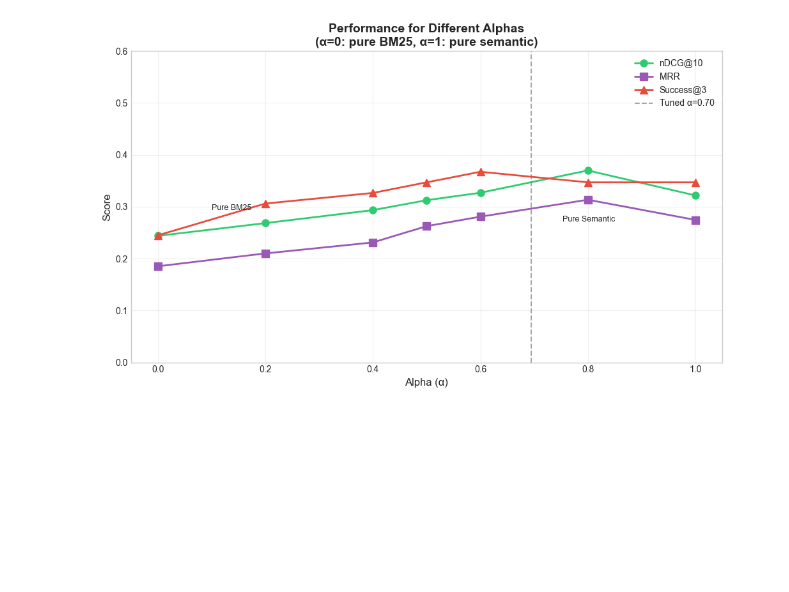
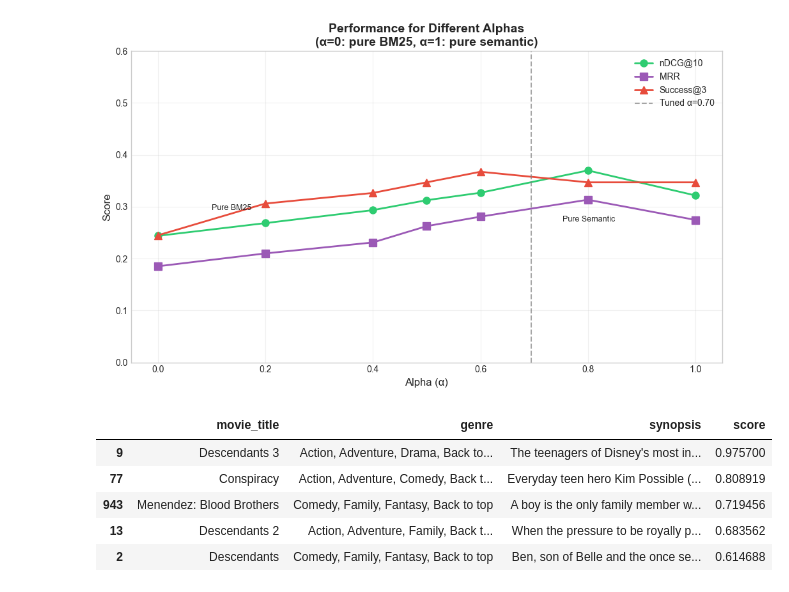
Before and after one commit to TheoXiong7/UIUCinema, a Jupyter notebook: Train.ipynb, the cells around one changed output. Drawn from its saved outputs; the diff is of its cells as text; code cells hidden in the pictures; blank space fills up the shorter version.

```diff
--- a/Train.ipynb
+++ b/Train.ipynb
@@ -637,3 +637,12 @@ plt.tight_layout()
 plt.show()
 # %% [output]
 [figure]
+# %%
+search('kids of famous Disney villains go to a prep school with heroes’ children').head()
+# %% [output]
+|  | movie_title | genre | synopsis | score |
+| 9 | Descendants 3 | Action, Adventure, Drama, Back to... | The teenagers of Disney's most in... | 0.975700 |
+| 77 | Conspiracy | Action, Adventure, Comedy, Back t... | Everyday teen hero Kim Possible (... | 0.808919 |
+| 943 | Menendez: Blood Brothers | Comedy, Family, Fantasy, Back to top | A boy is the only family member w... | 0.719456 |
+| 13 | Descendants 2 | Action, Adventure, Family, Back t... | When the pressure to be royally p... | 0.683562 |
+| 2 | Descendants | Comedy, Family, Fantasy, Back to top | Ben, son of Belle and the once se... | 0.614688 |
```
Also changed, not shown: parts of 2 cells of this notebook.
